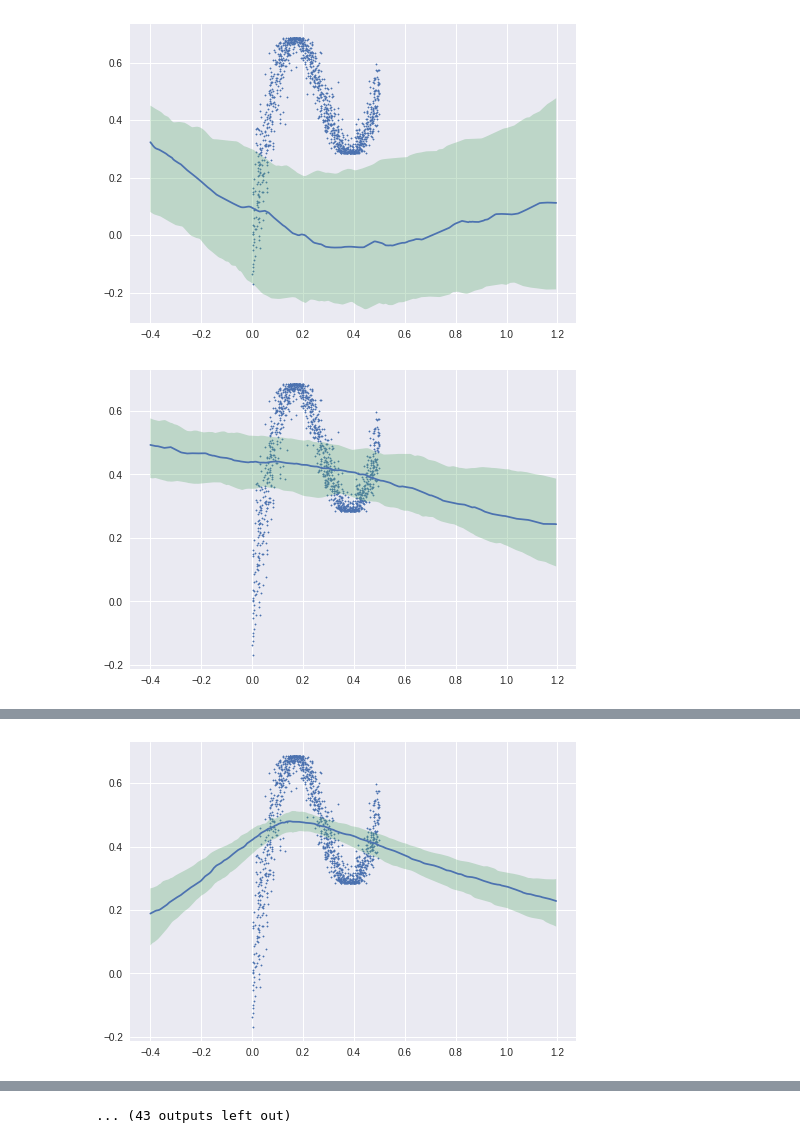
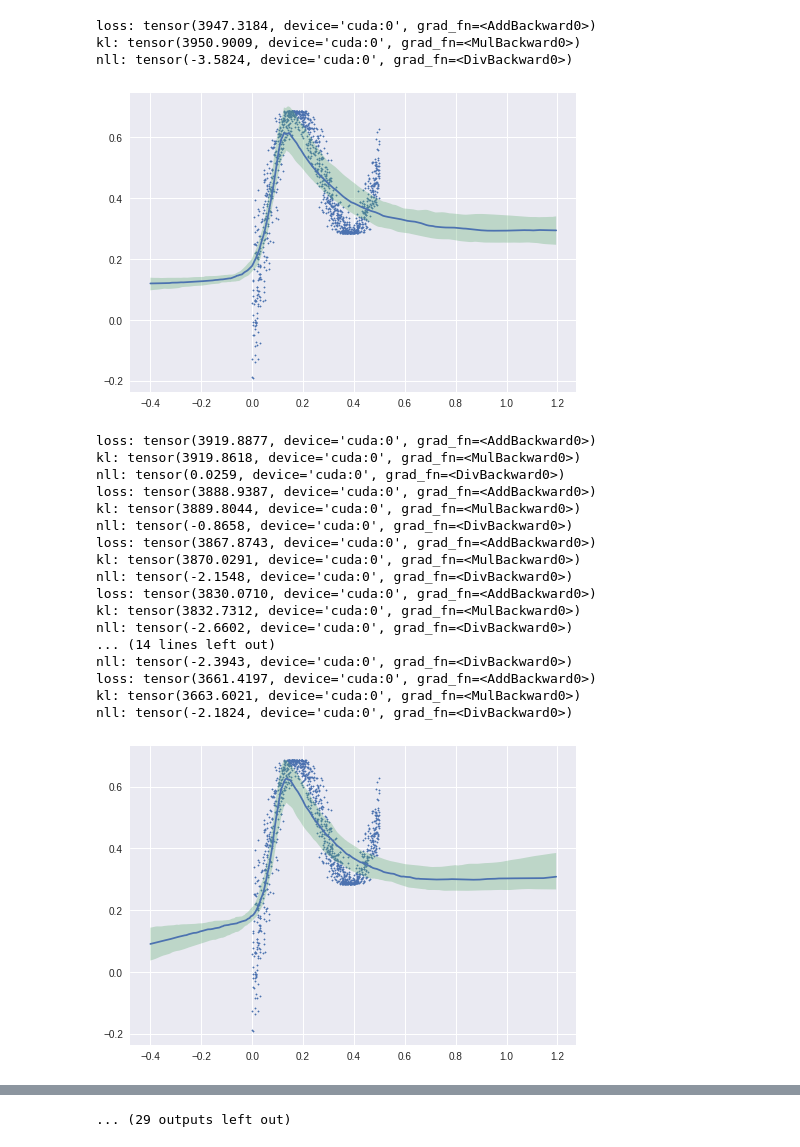
Before and after one commit to JINKEHE/BayesByBackprop, a Jupyter notebook: regression.ipynb, the cells around one changed output, grey strips where cells are left out. Drawn from its saved outputs; the diff is of its cells as text; code cells hidden in the pictures.

Commit message:
updated regression notebook

```diff
--- a/regression.ipynb
+++ b/regression.ipynb
@@ -15,9 +290,11 @@ Use GPU: False
 # %%
 net = BayesianNN(
     nn_input_size=1,
-    layer_config=[50, 50, 1],
+    layer_config=[100, 100, 1],
     activation_config=[ActivationType.RELU, ActivationType.RELU, ActivationType.NONE],
-    prior_type=PriorType.MIXTURE)
+    prior_type=PriorType.GAUSSIAN,
+    prior_params={'mean': 0, 'sigma': 10},
+    task_type=TaskType.REGRESSION)
 if use_cuda:
     net = net.cuda()
 # %%
@@ -57,7 +334,7 @@ trainloader = torch.utils.data.DataLoader(trainset, batch_size=120,
 # %%
 # Training
 
-optimizer = optim.Adam(net.parameters(), lr=0.01)
+optimizer = optim.Adam(net.parameters(), lr=0.003)
 net.train()
 
 for epoch in range(30001):  # loop over the dataset multiple times
@@ -65,33 +342,58 @@ for epoch in range(30001):  # loop over the dataset multiple times
     for i, data in enumerate(trainloader, 0):
         # get the inputs
         inputs, labels = data
         if use_cuda:
             inputs, labels = inputs.cuda(), labels.cuda()
 
         # zero the parameter gradients
         optimizer.zero_grad()
 
+        num_batches = len(trainloader)
         # forward + backward + optimize
-        loss, _, _ = net.cost_function(inputs, labels, num_samples=2, num_batches=len(trainloader))
+        loss, kl, nll = net.cost_function(inputs, labels, num_samples=10, ratio=1/num_batches)
+        if i % 100 == 0:
+          print("loss:", loss)
+          print("kl:", kl)
+          print("nll:", nll)
         loss.backward()
         optimizer.step()
 
     if(epoch%10==0):
         net.train()
         outputs = []
         for sample_count in range(100):
           outputs.append(net(true_range.view([320, 1])))
         outputs = torch.cat(outputs, dim=1).detach().cpu().numpy()
         output_median = np.median(outputs, axis=1)
         output_lower = np.percentile(outputs, 25, axis=1)
         output_higher = np.percentile(outputs, 75, axis=1)
         plt.plot(true_range.flatten().cpu().numpy(), output_median)
         plt.scatter(trainfeatures.flatten().cpu().numpy(), trainlabels.flatten().cpu().numpy(),s = 2)
         plt.fill_between(true_range.flatten().cpu().numpy(), output_lower, output_higher, interpolate=True, alpha=0.3)
         plt.plot()
         plt.show()
 
 print('Finished Training')
 # %% [output]
+loss: tensor(3947.3184, device='cuda:0', grad_fn=<AddBackward0>)
+kl: tensor(3950.9009, device='cuda:0', grad_fn=<MulBackward0>)
+nll: tensor(-3.5824, device='cuda:0', grad_fn=<DivBackward0>)
-[figure, old version]
+[figure, new version]
+loss: tensor(3919.8877, device='cuda:0', grad_fn=<AddBackward0>)
+kl: tensor(3919.8618, device='cuda:0', grad_fn=<MulBackward0>)
+nll: tensor(0.0259, device='cuda:0', grad_fn=<DivBackward0>)
+loss: tensor(3888.9387, device='cuda:0', grad_fn=<AddBackward0>)
+kl: tensor(3889.8044, device='cuda:0', grad_fn=<MulBackward0>)
+nll: tensor(-0.8658, device='cuda:0', grad_fn=<DivBackward0>)
+loss: tensor(3867.8743, device='cuda:0', grad_fn=<AddBackward0>)
+kl: tensor(3870.0291, device='cuda:0', grad_fn=<MulBackward0>)
+nll: tensor(-2.1548, device='cuda:0', grad_fn=<DivBackward0>)
+loss: tensor(3830.0710, device='cuda:0', grad_fn=<AddBackward0>)
+kl: tensor(3832.7312, device='cuda:0', grad_fn=<MulBackward0>)
+nll: tensor(-2.6602, device='cuda:0', grad_fn=<DivBackward0>)
+... (14 lines left out)
+nll: tensor(-2.3943, device='cuda:0', grad_fn=<DivBackward0>)
+loss: tensor(3661.4197, device='cuda:0', grad_fn=<AddBackward0>)
+kl: tensor(3663.6021, device='cuda:0', grad_fn=<MulBackward0>)
+nll: tensor(-2.1824, device='cuda:0', grad_fn=<DivBackward0>)
-[figure, old version]
+[figure, new version]
@@ -102 +471,0 @@ print('Finished Training')
-[figure, removed]
@@ -108 +472 @@ print('Finished Training')
-... (43 outputs left out)
+... (29 outputs left out)
```
Also changed, not shown: parts of 4 cells of this notebook.
